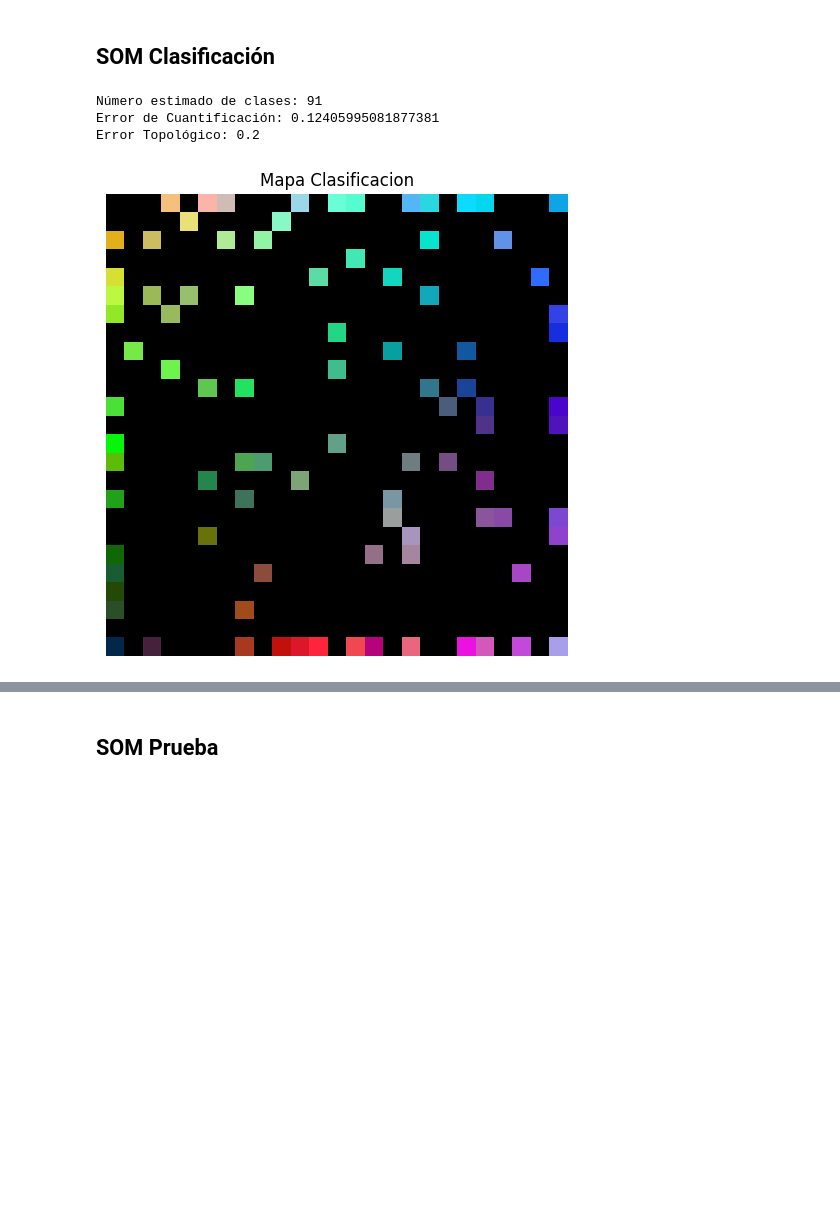
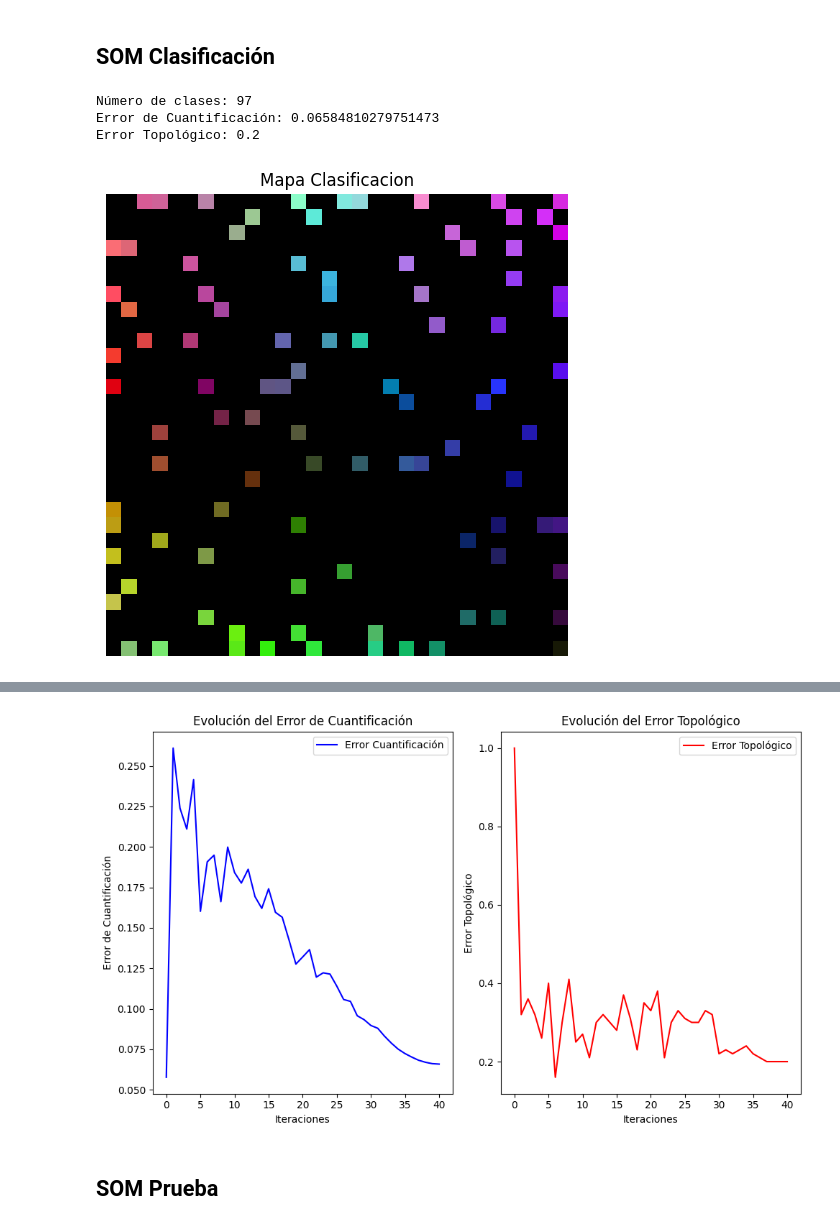
Before and after one commit to SergioRivero03/IA2-Practica1, a Jupyter notebook: L1P1-SOM_colores-resultado.ipynb, the cells around one changed output, grey strips where cells are left out. Drawn from its saved outputs; the diff is of its cells as text; code cells hidden in the pictures; blank space fills up the shorter version.

```diff
--- a/L1P1-SOM_colores-resultado.ipynb
+++ b/L1P1-SOM_colores-resultado.ipynb
@@ -48,9 +29,10 @@ La matriz de 100 colores:
 # %%
 # Inicializa tamaño del mapa de Kohonen, número de iteraciones y learning rate
 # Inicializa normalizar_datos dependiendo de si tienes que normalizar los datos o no
-lado_mapa = 25
-periodo = 1000
-learning_rate = 0.15
+lado_mapa = 30
+periodo = 4000
+learning_rate = 0.30
+
 normalizar_datos = True
 # %% [markdown]
 #### A partir de este punto solo hay cálculos. No se introducen más valores "a mano"
@@ -271,49 +291,12 @@ for x in range(lado_mapa):
         if mapa_activacion[x, y] > 0:  # Solo calcular si la neurona fue activada
             mapa_distancias[x, y] = suma_distancias[x, y] / mapa_activacion[x, y]
 
-
-
-
-def calcular_error_cuantificacion(datos, matriz_pesos):
-    error = 0
-    for patron in datos:
-        bmu, bmu_idx, posicion = calcular_bmu(patron, matriz_pesos, num_entradas)
-        error += np.linalg.norm(patron - matriz_pesos[posicion])
-    return error / len(datos)
-
-def es_vecino(bmu1_idx, bmu2_idx):
-    x1, y1 = bmu1_idx
-    x2, y2 = bmu2_idx
-    return abs(x1 - x2) + abs(y1 - y2) == 1
-
-def calcular_error_topologico(datos, matriz_pesos, lado_mapa):
-    num_errores = 0
-
-    for patron in datos:
-        # Encontrar BMU-1 (coordenadas de la BMU para el patrón)
-        bmu1, bmu1_idx, posicion1 = calcular_bmu(patron, matriz_pesos, num_entradas)
-
-        # Encontrar BMU-2 (segunda más cercana)
-        distancias = np.linalg.norm(matriz_pesos - patron, axis=1)  # Distancias a todas las neuronas
-        distancias[posicion1] = np.inf  # Ignorar BMU-1
-        posicion2 = np.argmin(distancias)  # Índice de la segunda BMU
-
-        # Obtener las coordenadas (x, y) para la segunda BMU (BMU-2)
-        bmu2_idx = (posicion2 // lado_mapa, posicion2 % lado_mapa)
-
-        # Si BMU-2 no es vecina de BMU-1, contar como error
-        if not es_vecino(bmu1_idx, bmu2_idx):
-            num_errores += 1
-
-    # Promedio de errores sobre el total de datos
-    return num_errores / len(datos)
-
 # Las neuronas activadas son el número de clases, para calcularlas basta con contar las neuronas != de 0 en el mapa de activación
 # Al tener una matriz con las distancias de los patrones a sus respectias BMUs basta con sumar dichas distancias y dividirlas por el
-# número de datos para hallar la media. De todas formas implementamos también una función para hallar el error de cuantificación
+# número de datos para hallar la media. De todas formas ya hemos implementado una función para hallar el error de cuantificación.
 
 num_clases = np.count_nonzero(mapa_activacion)
-print("Número estimado de clases:", num_clases)
+print("Número de clases:", num_clases)
 error_cuantificacion = np.sum(suma_distancias) / len(datos)
 print("Error de Cuantificación:", error_cuantificacion)
 error_topologico = calcular_error_topologico(datos, matriz_pesos, lado_mapa)
@@ -327,33 +310,58 @@ def pintar_graficas(mapa_1, mapa_2, mapa_3, lado_mapa):
     # Mapa de Distancias
     plt.figure(figsize=(6, 6))
     im3 = plt.imshow(mapa_3, cmap='coolwarm', aspect='auto')
     plt.title("Mapa de Distancias")
     plt.xlabel("X")
     plt.ylabel("Y")
     plt.colorbar(im3)
     plt.show()
 
     # Mapa de Activación en 3D
     fig = plt.figure(figsize=(6, 6))
     ax = fig.add_subplot(111, projection='3d')
 
     x, y = np.meshgrid(np.arange(mapa_2.shape[0]), np.arange(mapa_2.shape[1]))
     x = x.flatten()
     y = y.flatten()
     z = mapa_2.flatten()
 
     ax.bar3d(x, y, np.zeros_like(z), 1, 1, z, shade=True, cmap='viridis')
     ax.set_title("Histograma 3D del Mapa de Activación")
     ax.set_xlabel("X")
     ax.set_ylabel("Y")
     ax.set_zlabel("Activación")
     plt.show()
 
+def pintar_errores(e_cuantificacion, e_topologico):
+    plt.figure(figsize=(10, 6))
+
+    # Graficar error de cuantificación
+    plt.subplot(1, 2, 1)
+    plt.plot(e_cuantificacion, label='Error Cuantificación', color='blue')
+    plt.xlabel('Iteraciones')
+    plt.ylabel('Error de Cuantificación')
+    plt.title('Evolución del Error de Cuantificación')
+    plt.legend()
+
+    # Graficar error topológico
+    plt.subplot(1, 2, 2)
+    plt.plot(e_topologico, label='Error Topológico', color='red')
+    plt.xlabel('Iteraciones')
+    plt.ylabel('Error Topológico')
+    plt.title('Evolución del Error Topológico')
+    plt.legend()
+
+    # Mostrar las gráficas
+    plt.tight_layout()
+    plt.show()
+
+
 
 
 pintar_graficas(mapa_clasificacion,mapa_activacion,mapa_distancias,lado_mapa)
+pintar_errores(errores_cuantificacion, errores_topologicos)
 # %% [output]
-Número estimado de clases: 91
-Error de Cuantificación: 0.12405995081877381
+Número de clases: 97
+Error de Cuantificación: 0.06584810279751473
 Error Topológico: 0.2
-[figure, old version]
+[figure, new version]
@@ -362,3 +370,4 @@ Error Topológico: 0.2
+[figure, added]
 # %% [markdown]
 ## SOM Prueba
 # %%
```
Also changed, not shown: parts of 6 cells of this notebook.
